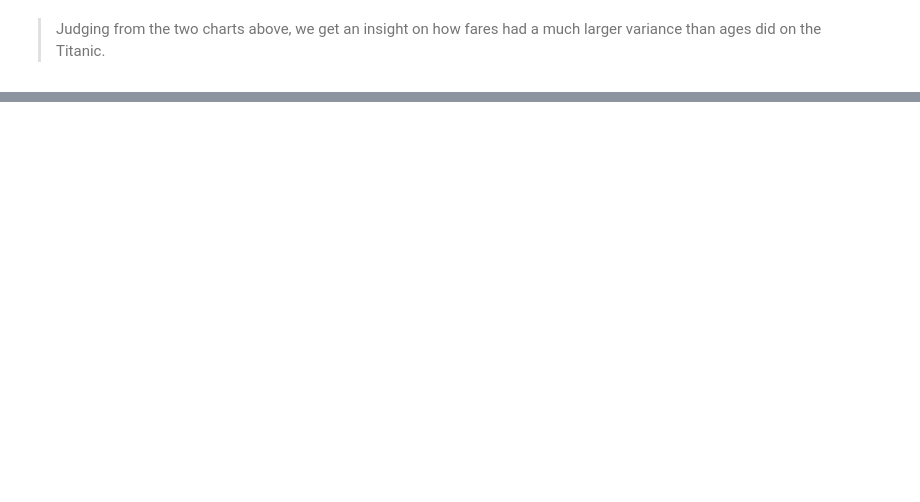
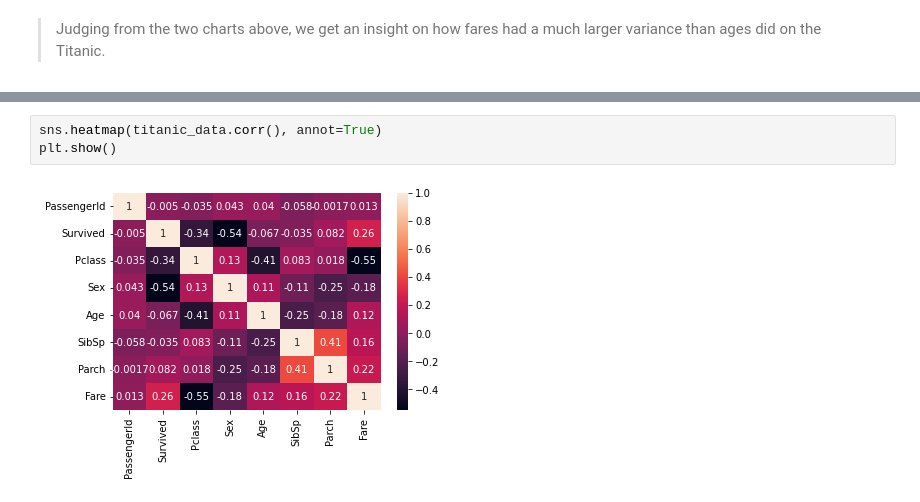
Before and after one commit to Douglous-Sobei/Titanic_Data_anaysis_project, a Jupyter notebook: titanic_data.ipynb, the cells around one changed output, grey strips where cells are left out. Cells and saved outputs as stored; diff of their text form; blank space fills up the shorter version.

Commit message:
Described my data

```diff
--- a/titanic_data.ipynb
+++ b/titanic_data.ipynb
@@ -161,0 +173,5 @@ Text(0.5, 0, 'Age (in Years)')
+# %%
+sns.heatmap(titanic_data.corr(), annot=True)
+plt.show()
+# %% [output]
+[figure, added]
```
Also changed, not shown: parts of 5 cells of this notebook.
